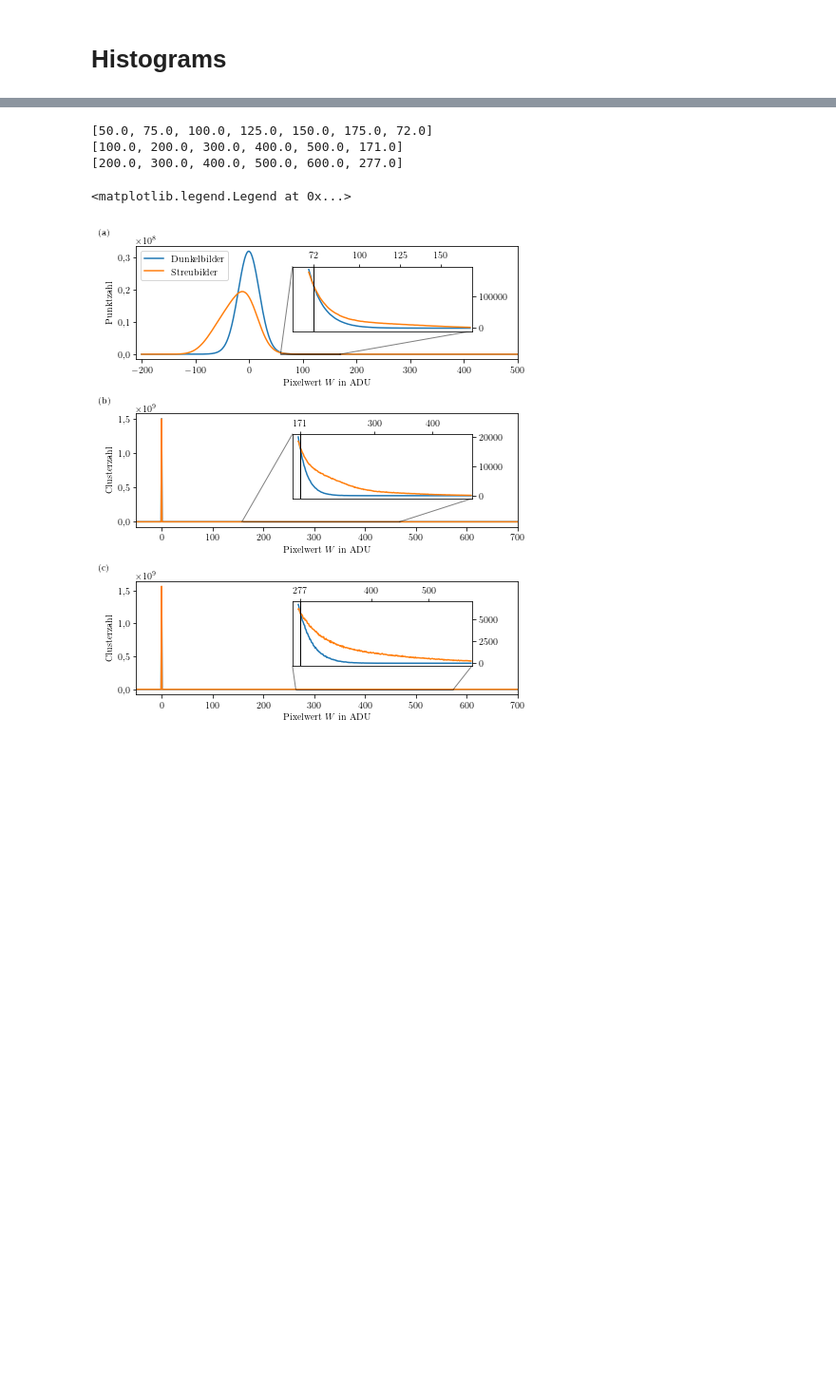
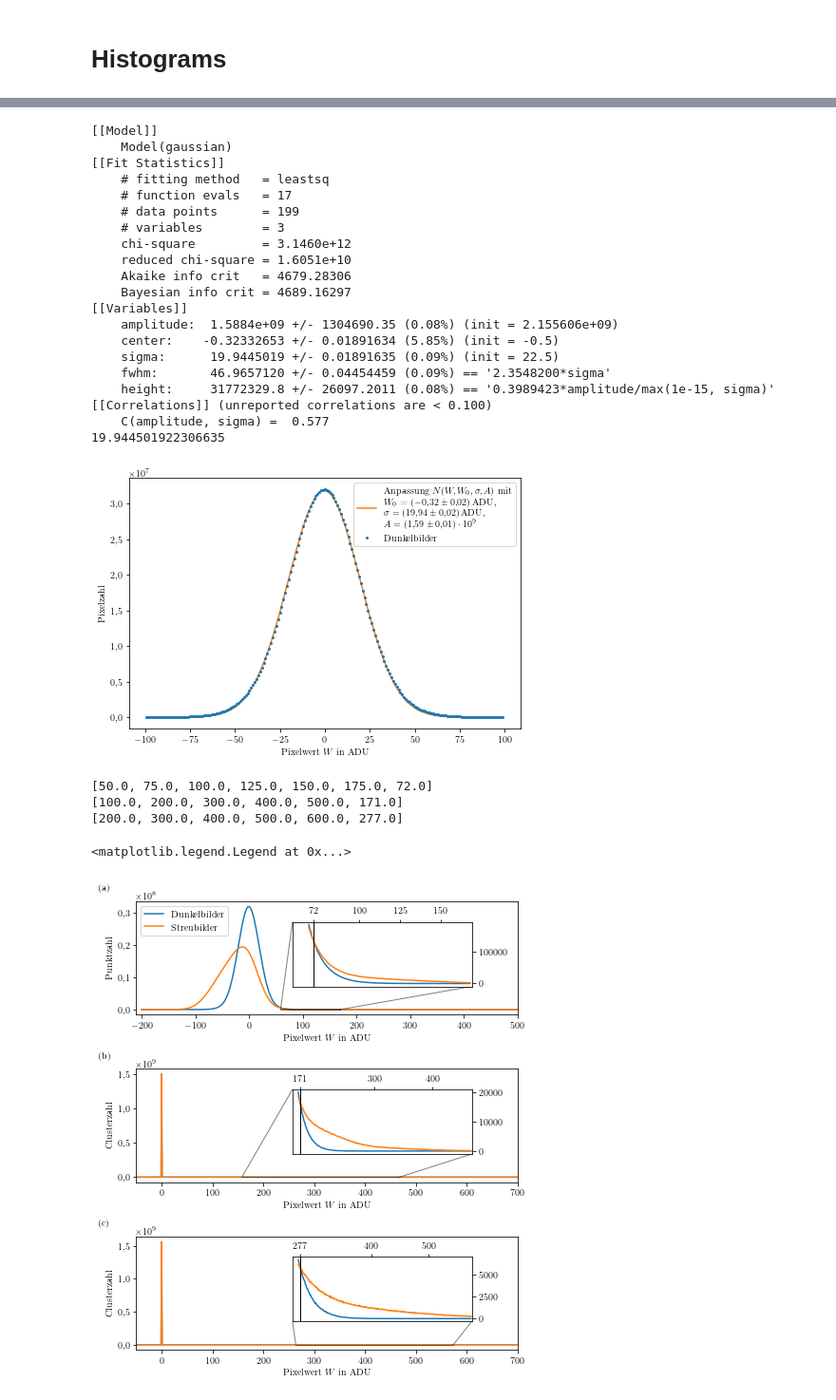
Before and after one commit to lrlunin/bachelorarbeit_python_notebooks_and_data, a Jupyter notebook: auswertung/plot_rings_final.ipynb, the cells around one changed output, grey strips where cells are left out. Shown at 95% size. Saved outputs shown, nothing was run; the diff lists cells and outputs as text; code cells hidden in the pictures; blank space fills up the shorter version.

```diff
--- a/auswertung/plot_rings_final.ipynb
+++ b/auswertung/plot_rings_final.ipynb
@@ -1402,0 +1431,47 @@ fig.savefig(plots_output_path + 'noise_hist_fit.pgf',bbox_inches='tight', pad_in
+# %%
+%matplotlib inline
+mod = GaussianModel()
+fig = plt.figure(figsize=(6.48,4.5))
+axis = fig.gca()
+x,y = hist_bins, noise_raw
+
+args = np.argwhere(np.logical_and((x < 100), (x > -100)))
+x = x[args][:,0]
+y = y[args][:,0]
+
+
+#plt.plot(radius, azimutal_integrated)
+axis.errorbar(x, y, fmt='o', markersize=2, label='Dunkelbilder')
+params = mod.guess(x=x, data=y)
+result = mod.fit(y, params=params, x=x)
+print(result.fit_report())
+axis.plot(x, result.best_fit, label='Anpassung $N(W, W_0, \sigma, A)$ mit\n $W_0$ = \\SI{-0.32(2)}{ADU},\n$\\sigma = \\SI{19.94(2)}{ADU}$,\n$A = \\num{1.59(1)e9}$')
+#plt.axvline(84.24, color = 'green', label='expected $r_{M4} =$ \\SI{2.10}{\\milli\\meter} (84{,}8px) ring radius')
+print(result.best_values['sigma'])
+axis.set_xlabel(r'Pixelwert $W$ in ADU')
+axis.set_ylabel('Pixelzahl')
+axis.yaxis.set_major_formatter(OOMFormatter(7))
+axis.legend()
+fig.tight_layout()
+# %% [output]
+[[Model]]
+    Model(gaussian)
+[[Fit Statistics]]
+    # fitting method   = leastsq
+    # function evals   = 17
+    # data points      = 199
+    # variables        = 3
+    chi-square         = 3.1460e+12
+    reduced chi-square = 1.6051e+10
+    Akaike info crit   = 4679.28306
+    Bayesian info crit = 4689.16297
+[[Variables]]
+    amplitude:  1.5884e+09 +/- 1304690.35 (0.08%) (init = 2.155606e+09)
+    center:    -0.32332653 +/- 0.01891634 (5.85%) (init = -0.5)
+    sigma:      19.9445019 +/- 0.01891635 (0.09%) (init = 22.5)
+    fwhm:       46.9657120 +/- 0.04454459 (0.09%) == '2.3548200*sigma'
+    height:     31772329.8 +/- 26097.2011 (0.08%) == '0.3989423*amplitude/max(1e-15, sigma)'
+[[Correlations]] (unreported correlations are < 0.100)
+    C(amplitude, sigma) =  0.577
+19.944501922306635
+[figure, added]
```
Also changed, not shown: parts of 25 cells of this notebook, 32 other files.
